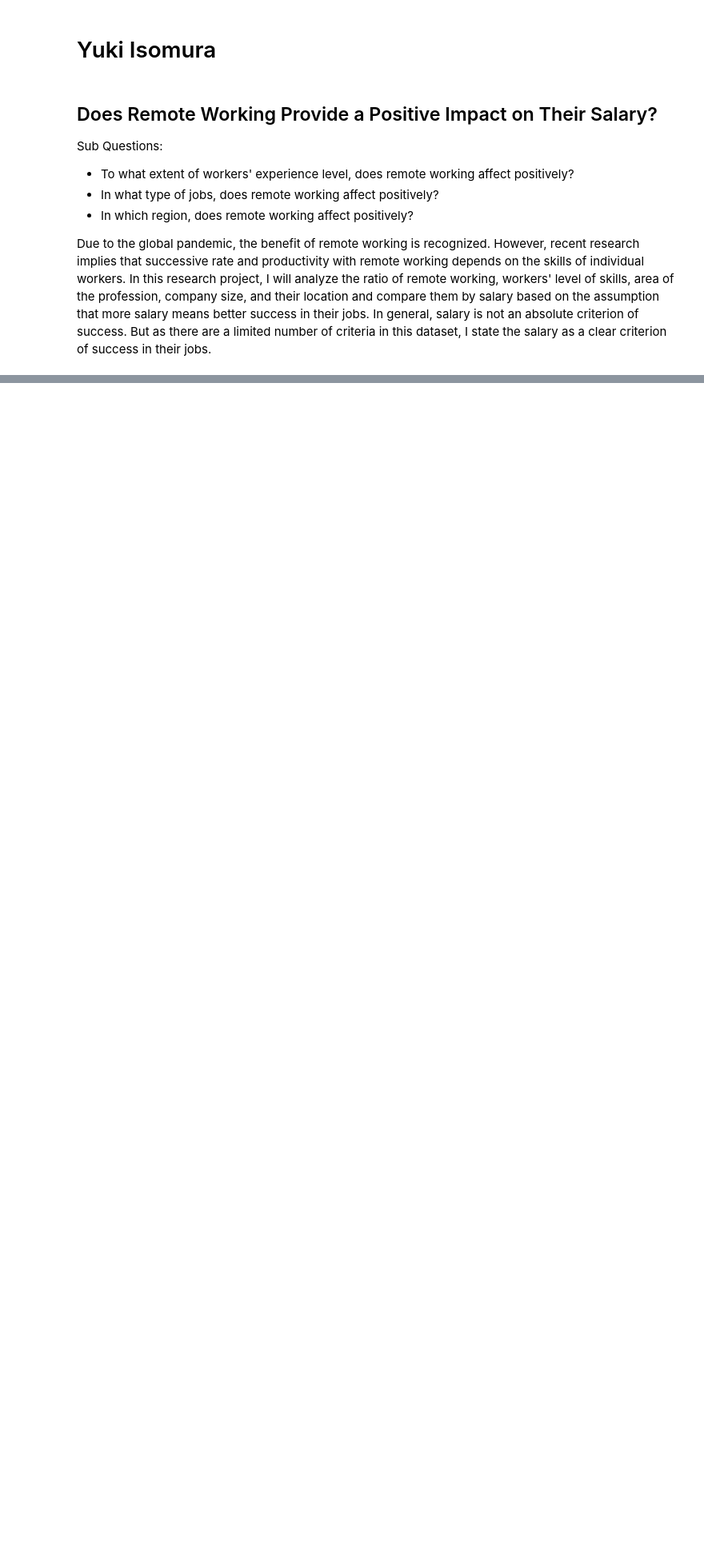
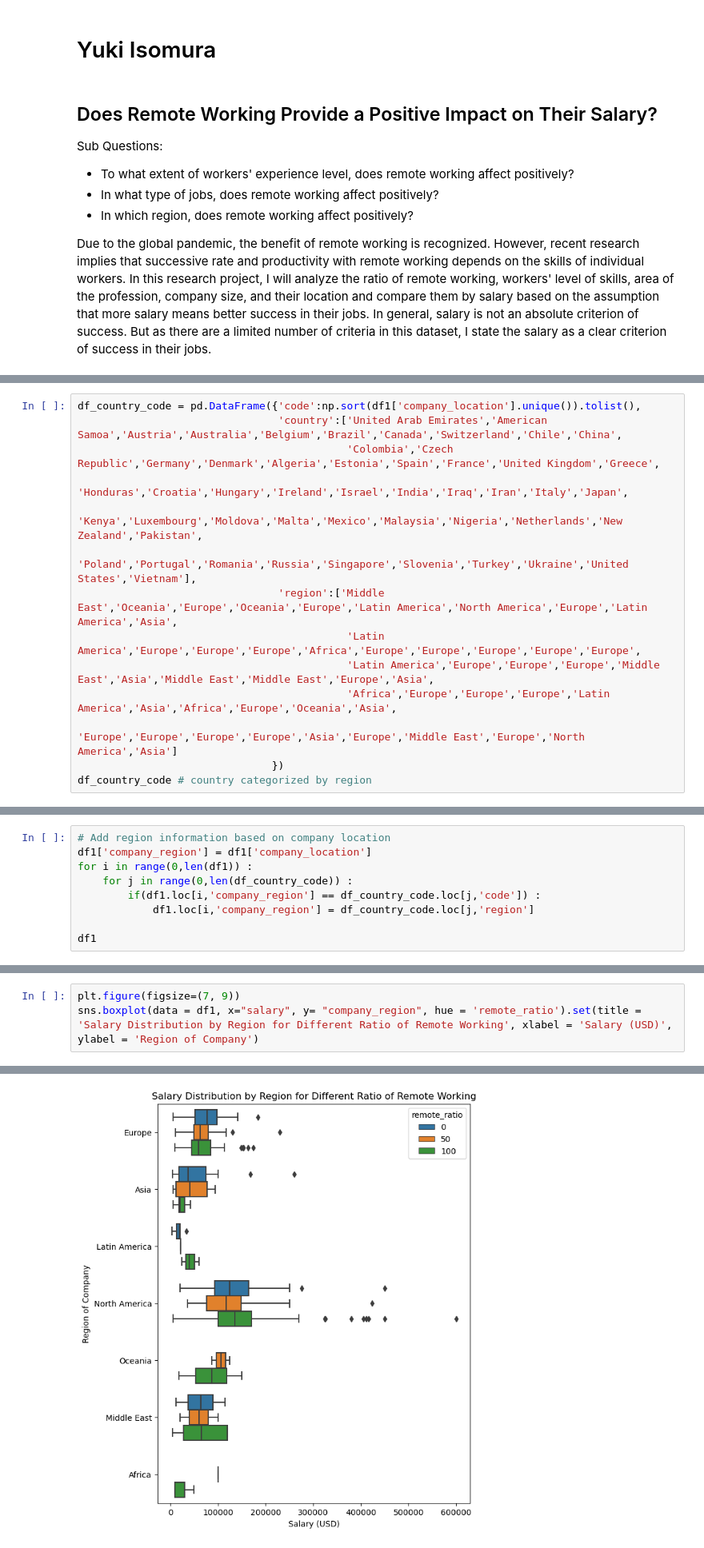
Before and after one commit to ubco-W2022T2-data301/project-group-group07, a Jupyter notebook: analysis/analysis3.ipynb, the cells around one changed output, grey strips where cells are left out. Shown at 80% size. Drawn from its saved outputs; the diff is of its cells as text; blank space fills up the shorter version.

```diff
--- a/analysis/analysis3.ipynb
+++ b/analysis/analysis3.ipynb
@@ -35,0 +139,14 @@ df
+# %%
+df_country_code = pd.DataFrame({'code':np.sort(df1['company_location'].unique()).tolist(),
+                                'country':['United Arab Emirates','American Samoa','Austria','Australia','Belgium','Brazil','Canada','Switzerland','Chile','China',
+                                           'Colombia','Czech Republic','Germany','Denmark','Algeria','Estonia','Spain','France','United Kingdom','Greece',
+                                           'Honduras','Croatia','Hungary','Ireland','Israel','India','Iraq','Iran','Italy','Japan',
+                                           'Kenya','Luxembourg','Moldova','Malta','Mexico','Malaysia','Nigeria','Netherlands','New Zealand','Pakistan',
+                                           'Poland','Portugal','Romania','Russia','Singapore','Slovenia','Turkey','Ukraine','United States','Vietnam'],
+                                'region':['Middle East','Oceania','Europe','Oceania','Europe','Latin America','North America','Europe','Latin America','Asia',
+                                           'Latin America','Europe','Europe','Europe','Africa','Europe','Europe','Europe','Europe','Europe',
+                                           'Latin America','Europe','Europe','Europe','Middle East','Asia','Middle East','Middle East','Europe','Asia',
+                                           'Africa','Europe','Europe','Europe','Latin America','Asia','Africa','Europe','Oceania','Asia',
+                                           'Europe','Europe','Europe','Europe','Asia','Europe','Middle East','Europe','North America','Asia']
+                               })
+df_country_code # country categorized by region
@@ -35,0 +171,9 @@ df
+# %%
+# Add region information based on company location
+df1['company_region'] = df1['company_location']
+for i in range(0,len(df1)) :
+    for j in range(0,len(df_country_code)) :
+        if(df1.loc[i,'company_region'] == df_country_code.loc[j,'code']) :
+            df1.loc[i,'company_region'] = df_country_code.loc[j,'region']
+
+df1
@@ -35,0 +206,4 @@ df
+# %%
+plt.figure(figsize=(7, 9))
+sns.boxplot(data = df1, x="salary", y= "company_region", hue = 'remote_ratio').set(title = 'Salary Distribution by Region for Different Ratio of Remote Working', xlabel = 'Salary (USD)', ylabel = 'Region of Company')
+# %% [output]
@@ -35,0 +213 @@ df
+[figure, added]
```
Also changed, not shown: parts of 22 cells of this notebook.
